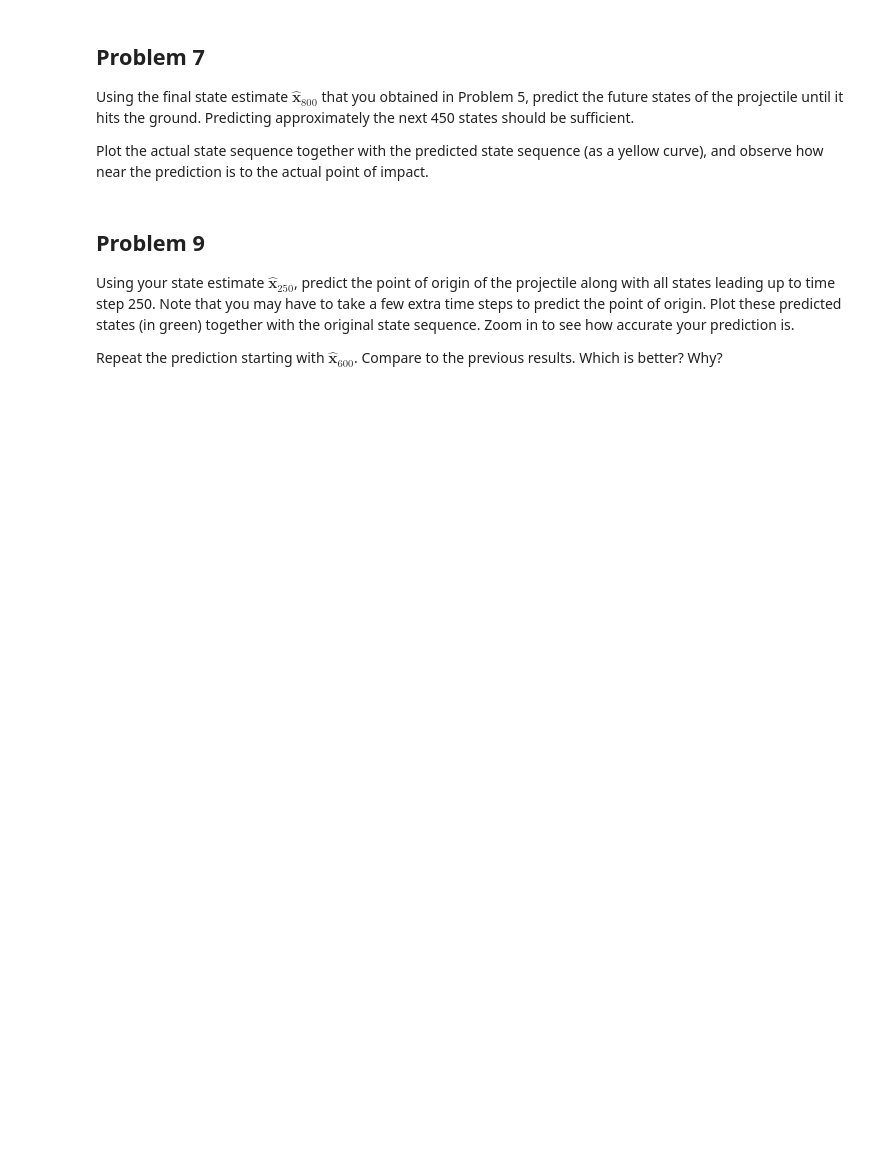
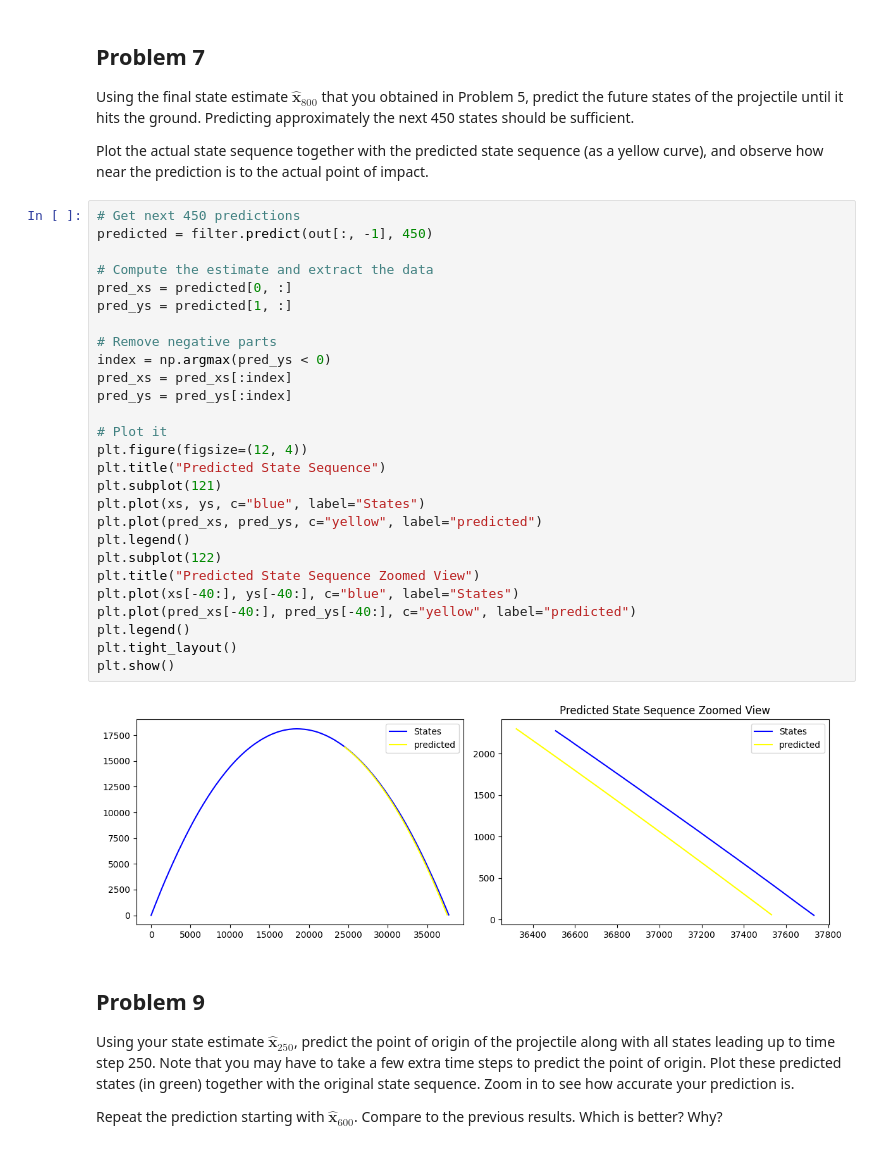
Before and after one commit to dperkins3pi/Modeling-with-Uncertainty-and-Data, a Jupyter notebook: KalmanFilter/kalman_filter.ipynb, the cells around one changed output. Cells and saved outputs as stored; diff of their text form; blank space fills up the shorter version.

```diff
--- a/KalmanFilter/kalman_filter.ipynb
+++ b/KalmanFilter/kalman_filter.ipynb
@@ -241,6 +311,35 @@ Using the final state estimate $\hat{\mathbf{x}}_{800}$ that you obtained in Pro
 Predicting approximately the next 450 states should be sufficient.
 
 Plot the actual state sequence together with the predicted state sequence (as a yellow curve), and observe how near the prediction is to the actual point of impact.
+# %%
+# Get next 450 predictions
+predicted = filter.predict(out[:, -1], 450)
+
+# Compute the estimate and extract the data
+pred_xs = predicted[0, :]
+pred_ys = predicted[1, :]
+
+# Remove negative parts
+index = np.argmax(pred_ys < 0)
+pred_xs = pred_xs[:index]
+pred_ys = pred_ys[:index]
+
+# Plot it
+plt.figure(figsize=(12, 4))
+plt.title("Predicted State Sequence")
+plt.subplot(121)
+plt.plot(xs, ys, c="blue", label="States")
+plt.plot(pred_xs, pred_ys, c="yellow", label="predicted")
+plt.legend()
+plt.subplot(122)
+plt.title("Predicted State Sequence Zoomed View")
+plt.plot(xs[-40:], ys[-40:], c="blue", label="States")
+plt.plot(pred_xs[-40:], pred_ys[-40:], c="yellow", label="predicted")
+plt.legend()
+plt.tight_layout()
+plt.show()
+# %% [output]
+[figure, added]
 # %% [markdown]
 ## Problem 9
 
```
Also changed, not shown: parts of 7 cells of this notebook.
